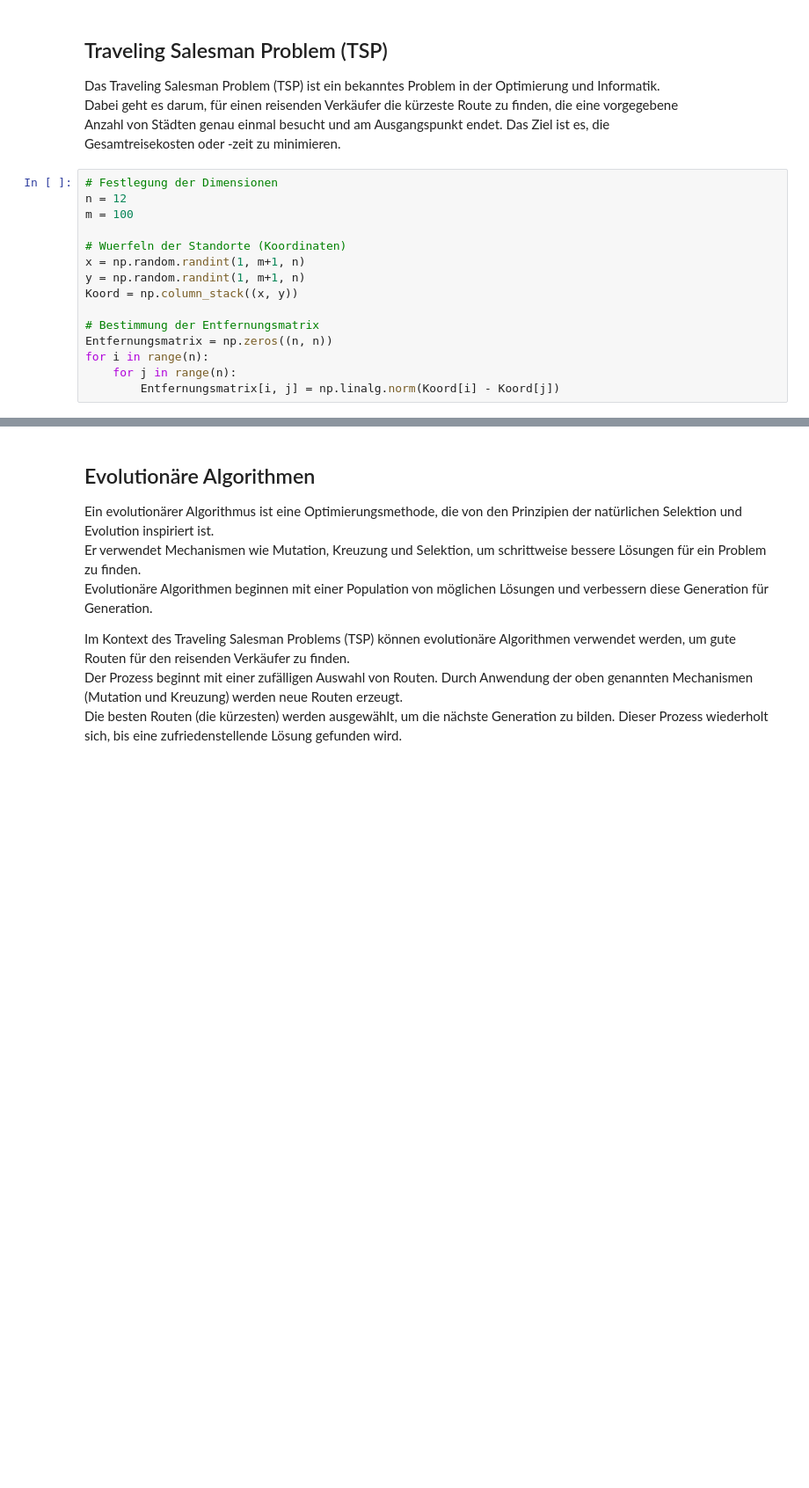
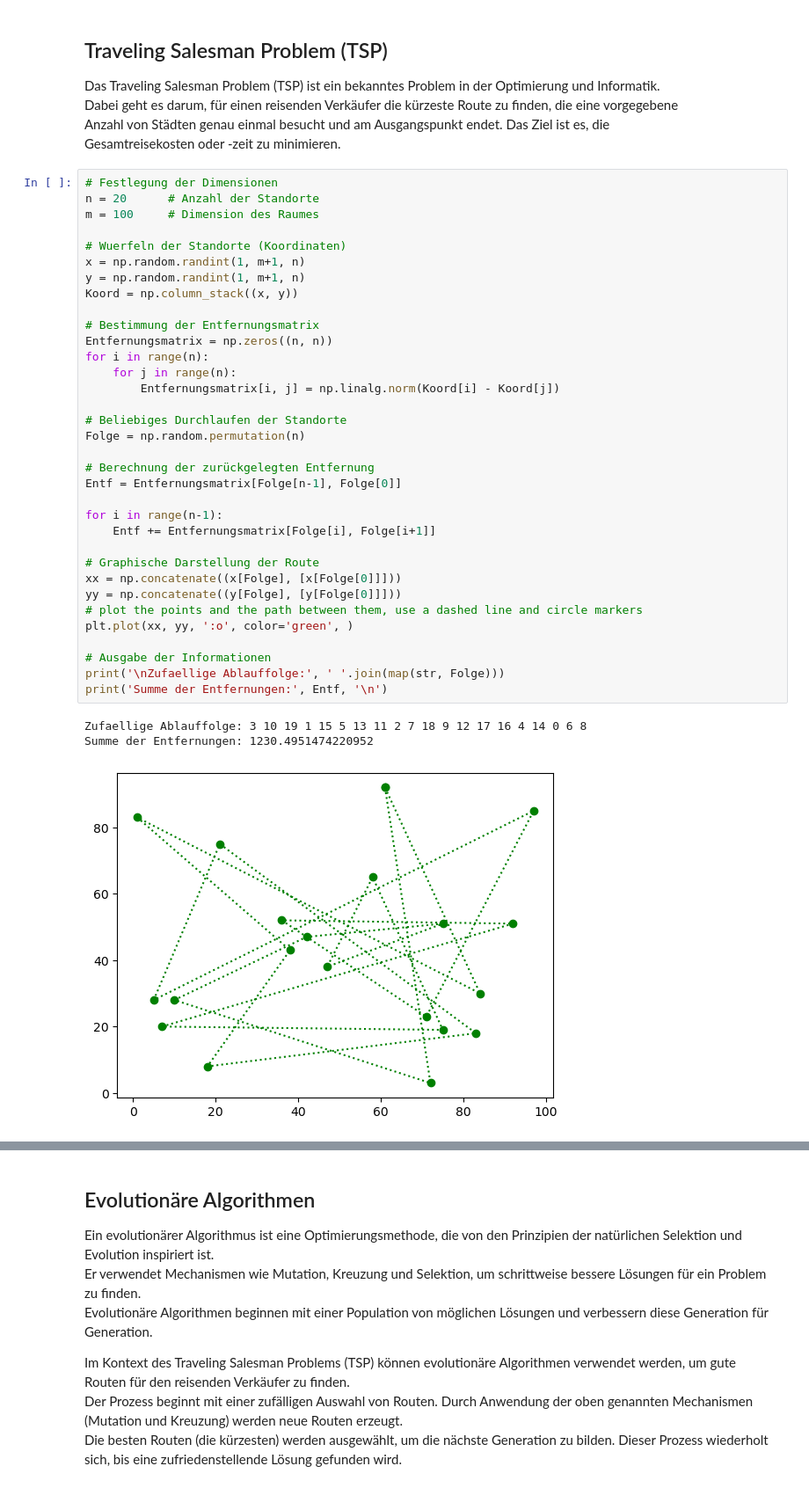
Before and after one commit to pitpaetz/BMO, a Jupyter notebook: BMO.ipynb, the cells around one changed output, grey strips where cells are left out. Shown: that part at 88% size. Cells and saved outputs as stored; diff of their text form; blank space fills up the shorter version.

```diff
--- a/BMO.ipynb
+++ b/BMO.ipynb
@@ -10,16 +10,39 @@ Anzahl von Städten genau einmal besucht und am Ausgangspunkt endet. Das Ziel is
 Gesamtreisekosten oder -zeit zu minimieren.
 # %%
 # Festlegung der Dimensionen
-n = 12
-m = 100
+n = 20      # Anzahl der Standorte
+m = 100     # Dimension des Raumes
 
 # Wuerfeln der Standorte (Koordinaten)
 x = np.random.randint(1, m+1, n)
 y = np.random.randint(1, m+1, n)
 Koord = np.column_stack((x, y))
 
 # Bestimmung der Entfernungsmatrix
 Entfernungsmatrix = np.zeros((n, n))
 for i in range(n):
     for j in range(n):
         Entfernungsmatrix[i, j] = np.linalg.norm(Koord[i] - Koord[j])
+
+# Beliebiges Durchlaufen der Standorte
+Folge = np.random.permutation(n)
+
+# Berechnung der zurückgelegten Entfernung
+Entf = Entfernungsmatrix[Folge[n-1], Folge[0]]
+
+for i in range(n-1):
+    Entf += Entfernungsmatrix[Folge[i], Folge[i+1]]
+
+# Graphische Darstellung der Route
+xx = np.concatenate((x[Folge], [x[Folge[0]]]))
+yy = np.concatenate((y[Folge], [y[Folge[0]]]))
+# plot the points and the path between them, use a dashed line and circle markers
+plt.plot(xx, yy, ':o', color='green', )
+
+# Ausgabe der Informationen
+print('\nZufaellige Ablauffolge:', ' '.join(map(str, Folge)))
+print('Summe der Entfernungen:', Entf, '\n')
+# %% [output]
+Zufaellige Ablauffolge: 3 10 19 1 15 5 13 11 2 7 18 9 12 17 16 4 14 0 6 8
+Summe der Entfernungen: 1230.4951474220952
+[figure, added]
```
Also changed, not shown: parts of 8 cells of this notebook, 1 other file.
